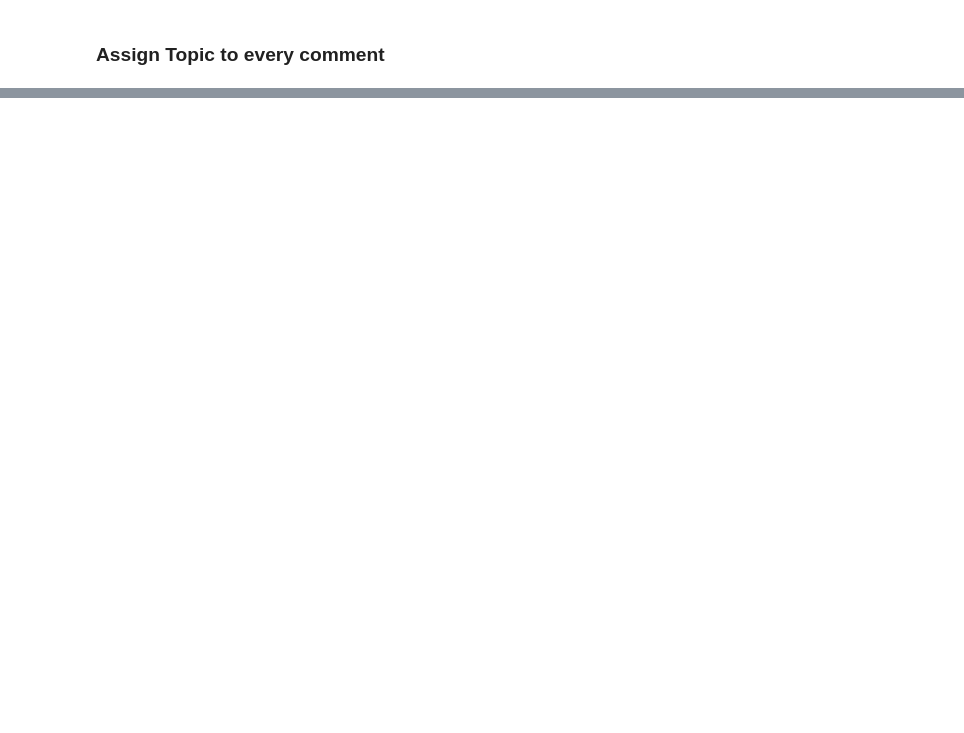
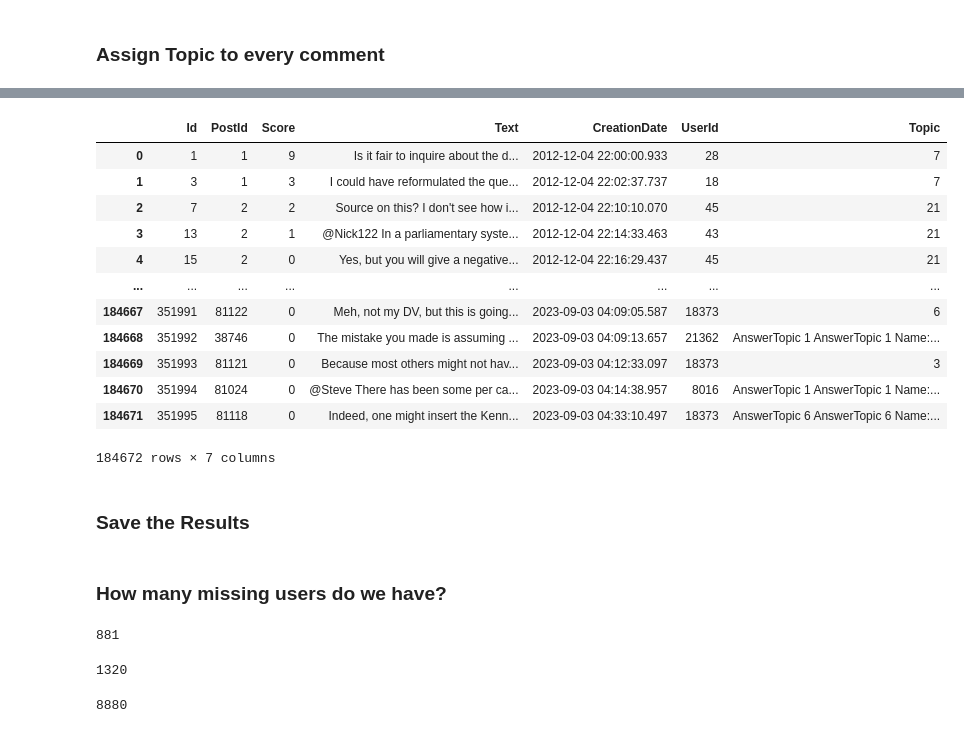
Before and after one commit to pierrehogenhaug/stackexchange_politics, a Jupyter notebook: topic_extraction.ipynb, the cells around one changed output, grey strips where cells are left out. Drawn from its saved outputs; the diff is of its cells as text; code cells hidden in the pictures; blank space fills up the shorter version.

```diff
--- a/topic_extraction.ipynb
+++ b/topic_extraction.ipynb
@@ -463,2 +500,46 @@ Name: Topic, dtype: int64
+# %%
+# Function to assign topics to comments
+def assign_comment_topic(comment):
+    if comment['PostId'] in unique_question_ids:
+        return questions.loc[questions['Id'] == comment['PostId'], 'Topic'].iloc[0]
+    elif comment['PostId'] in unique_answer_ids:
+        return answers_with_topics.loc[answers_with_topics['Id_x'] == comment['PostId'], 'AnswerTopic'].iloc[0]
+    else:
+        return None  # or a default value if needed
+# %%
+# Apply the function to each comment
+comments['Topic'] = comments.apply(assign_comment_topic, axis=1)
+# %%
+comments
+# %% [output]
+|  | Id | PostId | Score | Text | CreationDate | UserId | Topic |
+| 0 | 1 | 1 | 9 | Is it fair to inquire about the d... | 2012-12-04 22:00:00.933 | 28 | 7 |
+| 1 | 3 | 1 | 3 | I could have reformulated the que... | 2012-12-04 22:02:37.737 | 18 | 7 |
+| 2 | 7 | 2 | 2 | Source on this? I don't see how i... | 2012-12-04 22:10:10.070 | 45 | 21 |
+| 3 | 13 | 2 | 1 | @Nick122 In a parliamentary syste... | 2012-12-04 22:14:33.463 | 43 | 21 |
+| 4 | 15 | 2 | 0 | Yes, but you will give a negative... | 2012-12-04 22:16:29.437 | 45 | 21 |
+| ... | ... | ... | ... | ... | ... | ... | ... |
+| 184667 | 351991 | 81122 | 0 | Meh, not my DV, but this is going... | 2023-09-03 04:09:05.587 | 18373 | 6 |
+| 184668 | 351992 | 38746 | 0 | The mistake you made is assuming ... | 2023-09-03 04:09:13.657 | 21362 | AnswerTopic 1 AnswerTopic 1 Name:... |
+| 184669 | 351993 | 81121 | 0 | Because most others might not hav... | 2023-09-03 04:12:33.097 | 18373 | 3 |
+| 184670 | 351994 | 81024 | 0 | @Steve There has been some per ca... | 2023-09-03 04:14:38.957 | 8016 | AnswerTopic 1 AnswerTopic 1 Name:... |
+| 184671 | 351995 | 81118 | 0 | Indeed, one might insert the Kenn... | 2023-09-03 04:33:10.497 | 18373 | AnswerTopic 6 AnswerTopic 6 Name:... |
+184672 rows × 7 columns
+# %% [markdown]
+### Save the Results
+# %% [markdown]
+### How many missing users do we have?
+# %%
+len(questions[questions['OwnerUserId'] == -1])
+# %% [output]
+881
+# %%
+len(answers[answers['OwnerUserId'] == -1])
+# %% [output]
+1320
+# %%
+len(comments[comments['UserId']==-1])
+# %% [output]
+8880
 # %%
 # Save the posts dataframe with topic assignments
```
Also changed, not shown: parts of 13 cells of this notebook.
